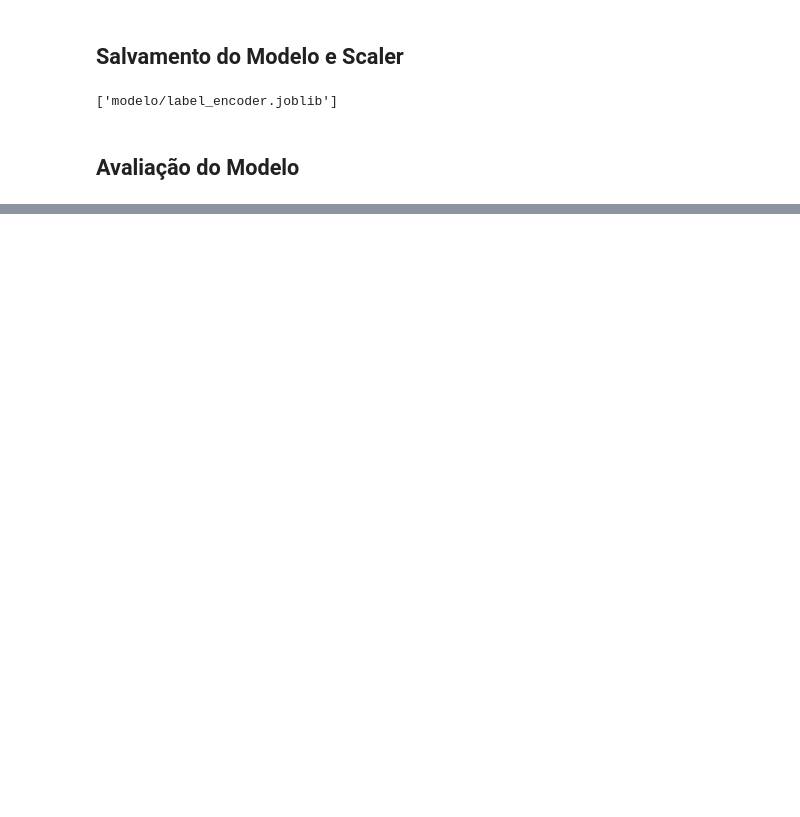
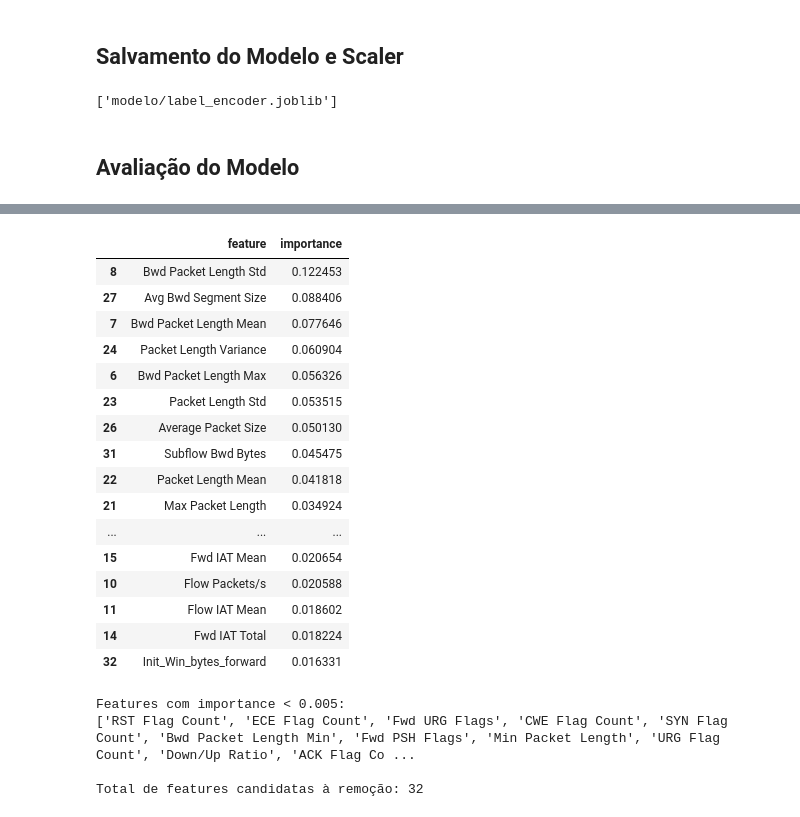
Before and after one commit to AlfredoLSN/Suricata_ML, a Jupyter notebook: main copy.ipynb, the cells around one changed output, grey strips where cells are left out. Drawn from its saved outputs; the diff is of its cells as text; code cells hidden in the pictures; blank space fills up the shorter version.

```diff
--- a/main copy.ipynb
+++ b/main copy.ipynb
@@ -236,8 +224,8 @@ plot_class_distribution(df_undersampled)
 # %% [markdown]
 # Treinamento
 # %%
-X_train = df_train.drop(columns=["Class"])
-y_train = df_train["Class"]
+X_train = df_train_bal.drop(columns=["Class"])
+y_train = df_train_bal["Class"]
 
 X_test = df_test.drop(columns=["Class"])
 y_test = df_test["Class"]
@@ -340,0 +329,29 @@ weighted avg       1.00      1.00      1.00    458047
+# %%
+rf = model.named_steps['classifier']
+# %%
+import pandas as pd
+
+importances = pd.DataFrame({
+    "feature": X_train.columns,
+    "importance": rf.feature_importances_
+}).sort_values("importance", ascending=False)
+
+importances.head(20)
+# %% [output]
+|  | feature | importance |
+| 8 | Bwd Packet Length Std | 0.122453 |
+| 27 | Avg Bwd Segment Size | 0.088406 |
+| 7 | Bwd Packet Length Mean | 0.077646 |
+| 24 | Packet Length Variance | 0.060904 |
+| 6 | Bwd Packet Length Max | 0.056326 |
+| 23 | Packet Length Std | 0.053515 |
+| 26 | Average Packet Size | 0.050130 |
+| 31 | Subflow Bwd Bytes | 0.045475 |
+| 22 | Packet Length Mean | 0.041818 |
+| 21 | Max Packet Length | 0.034924 |
+| ... | ... | ... |
+| 15 | Fwd IAT Mean | 0.020654 |
+| 10 | Flow Packets/s | 0.020588 |
+| 11 | Flow IAT Mean | 0.018602 |
+| 14 | Fwd IAT Total | 0.018224 |
+| 32 | Init_Win_bytes_forward | 0.016331 |
@@ -340,0 +360,20 @@ weighted avg       1.00      1.00      1.00    458047
+# %%
+IMPORTANCE_THRESHOLD = 0.005
+
+low_importance = importances[
+    importances["importance"] < IMPORTANCE_THRESHOLD
+].copy()
+
+low_importance = low_importance.sort_values("importance")
+
+features_to_remove_by_importance = low_importance["feature"].tolist()
+
+print(f"Features com importance < {IMPORTANCE_THRESHOLD}:")
+print(features_to_remove_by_importance)
+
+print(f"\nTotal de features candidatas à remoção: {len(features_to_remove_by_importance)}")
+# %% [output]
+Features com importance < 0.005:
+['RST Flag Count', 'ECE Flag Count', 'Fwd URG Flags', 'CWE Flag Count', 'SYN Flag Count', 'Bwd Packet Length Min', 'Fwd PSH Flags', 'Min Packet Length', 'URG Flag Count', 'Down/Up Ratio', 'ACK Flag Co ...
+
+Total de features candidatas à remoção: 32
```
Also changed, not shown: parts of 14 cells of this notebook, 1 other file.
